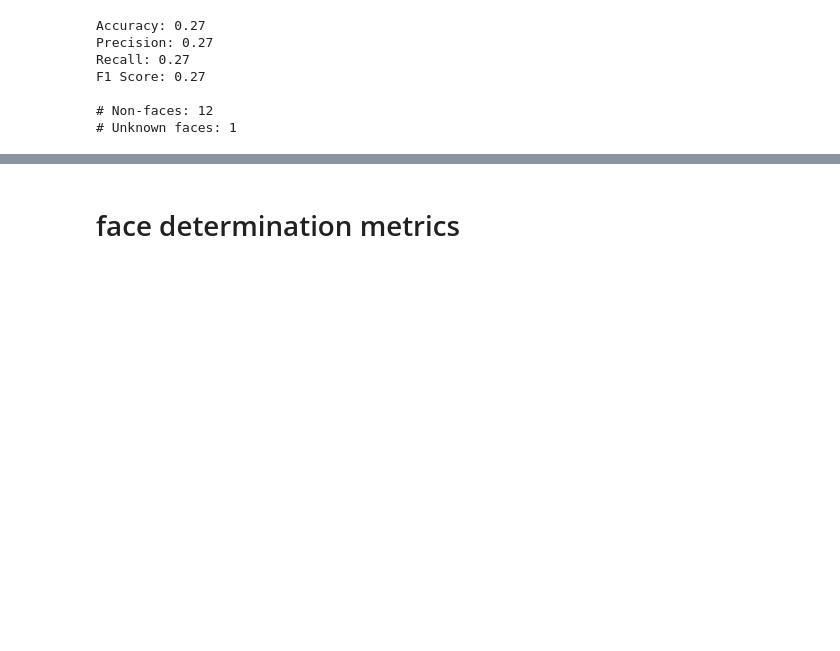
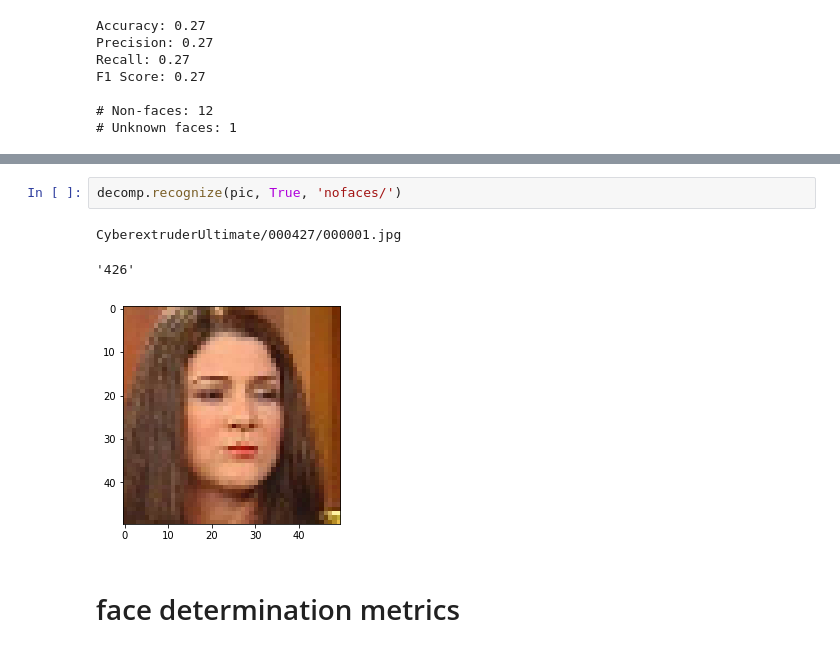
Before and after one commit to apugachev/linear-algebra-project, a Jupyter notebook: update_base_faces_final.ipynb, the cells around one changed output, grey strips where cells are left out. Cells and saved outputs as stored; diff of their text form; blank space fills up the shorter version.

```diff
--- a/update_base_faces_2.ipynb
+++ b/update_base_faces_final.ipynb
@@ -488,3 +215,9 @@ F1 Score: 0.27
+# %%
+decomp.recognize(pic, True, 'nofaces/')
+# %% [output]
+CyberextruderUltimate/000427/000001.jpg
+'426'
+[figure, added]
 # %% [markdown]
 # face determination metrics
 # %%
```
Also changed, not shown: parts of 33 cells of this notebook, 2 other files.
